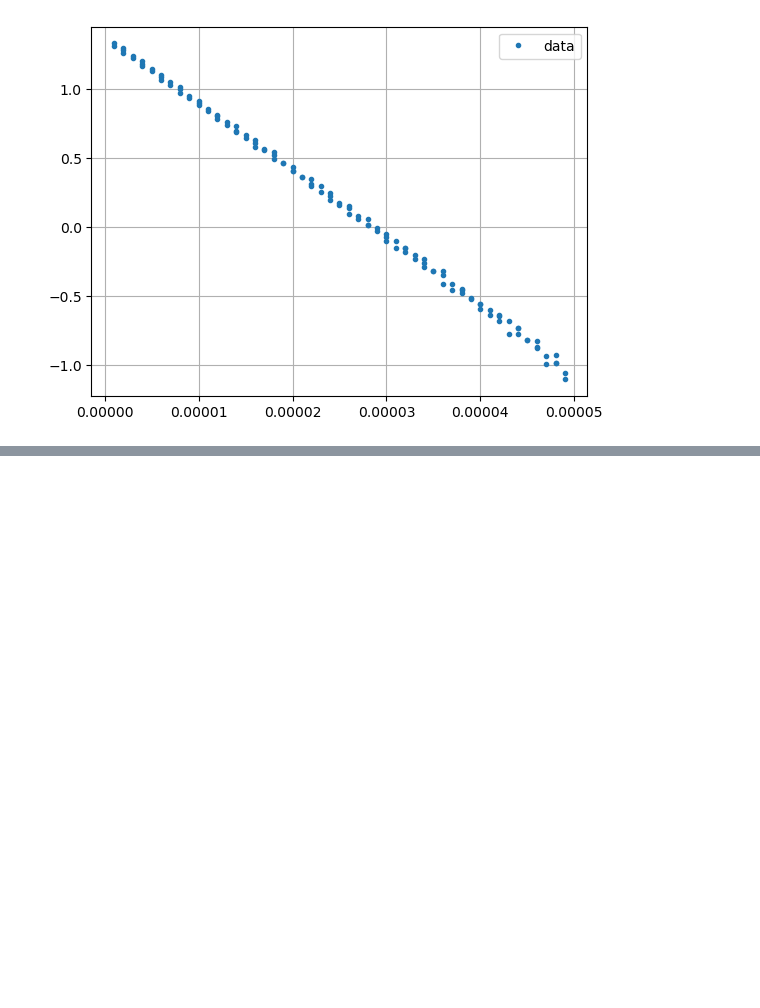
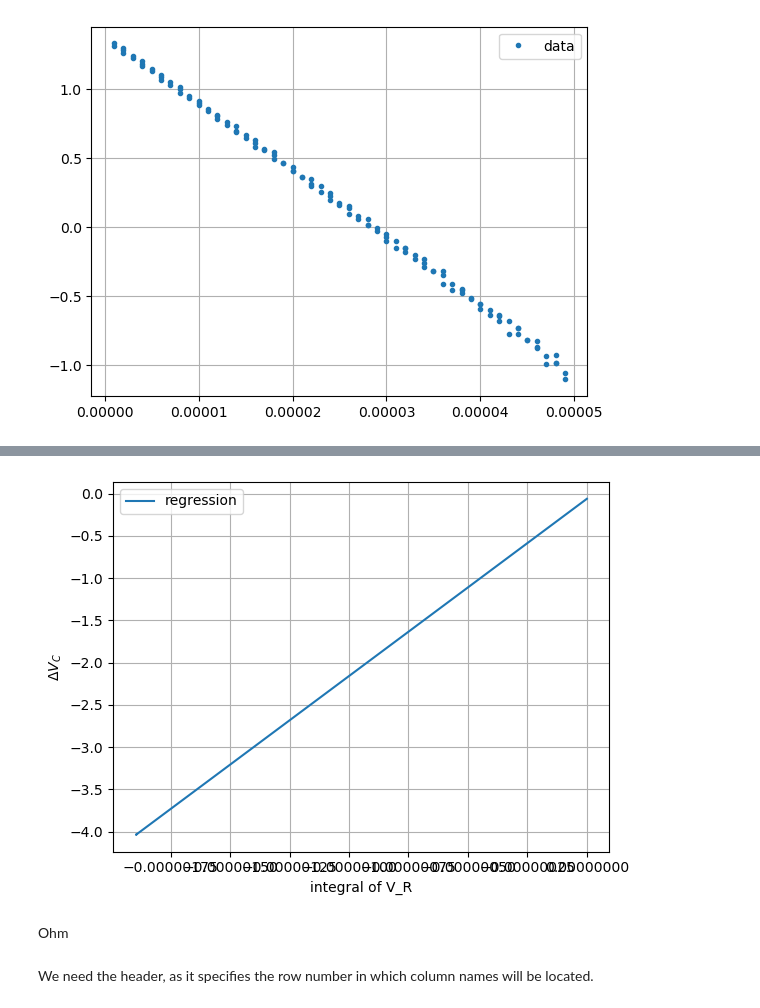
Before and after one commit to AlexanderFurman/Physics-2-Lab, a Jupyter notebook: src/data_analysis.ipynb, the cells around one changed output, grey strips where cells are left out. Drawn from its saved outputs; the diff is of its cells as text; code cells hidden in the pictures; blank space fills up the shorter version.

```diff
--- a/src/data_analysis.ipynb
+++ b/src/data_analysis.ipynb
@@ -196,0 +239,14 @@ LinregressResult(slope=-48897.61873817055, intercept=1.3893945941307775, rvalue=
+# %%
+R = 977
+reg2 = scipy.stats.linregress(C_data["int_V_R"], C_data["V_C"]-C_data["V_C"][0])
+C_meas = 1/(R*reg2.slope)
+# %%
+plt.plot(C_data["int_V_R"], C_data["int_V_R"]*reg2.slope+reg2.intercept, label = 'regression')
+plt.xlabel("integral of V_R")
+plt.ylabel("$\Delta V_C$")
+plt.legend()
+plt.grid()
+# %% [output]
+[figure, added]
+# %% [markdown]
+Ohm
@@ -196,0 +272,2 @@ LinregressResult(slope=-48897.61873817055, intercept=1.3893945941307775, rvalue=
+# %% [markdown]
+We need the header, as it specifies the row number in which column names will be located.
```
Also changed, not shown: parts of 39 cells of this notebook, 5 other files.
